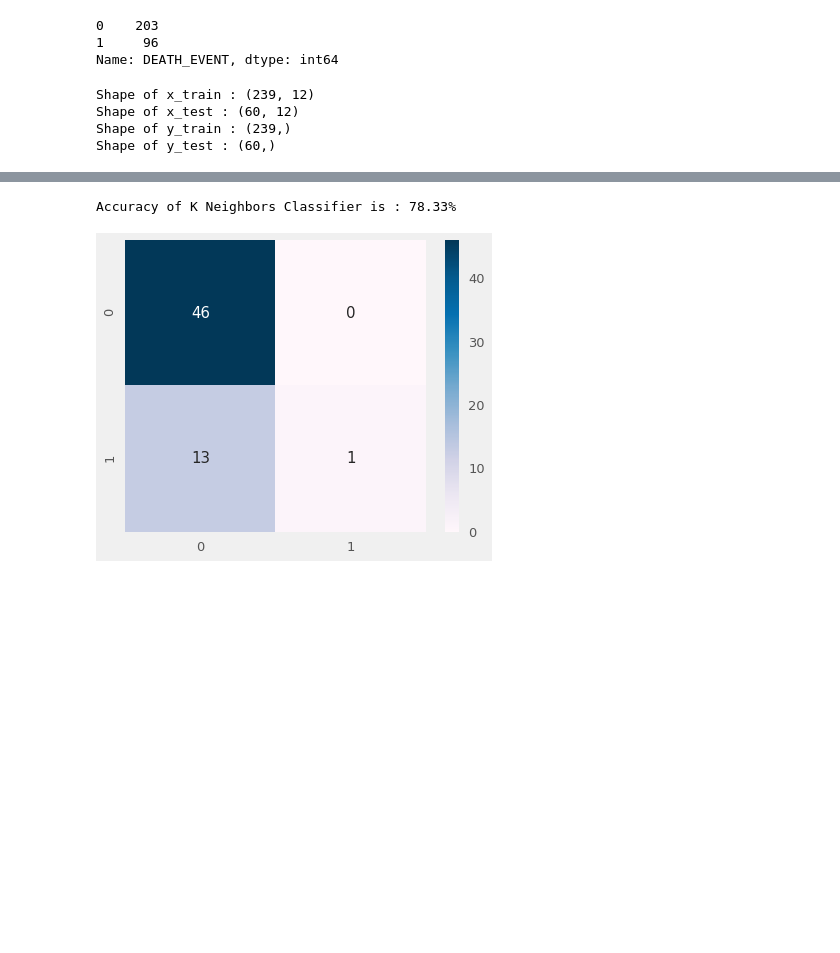
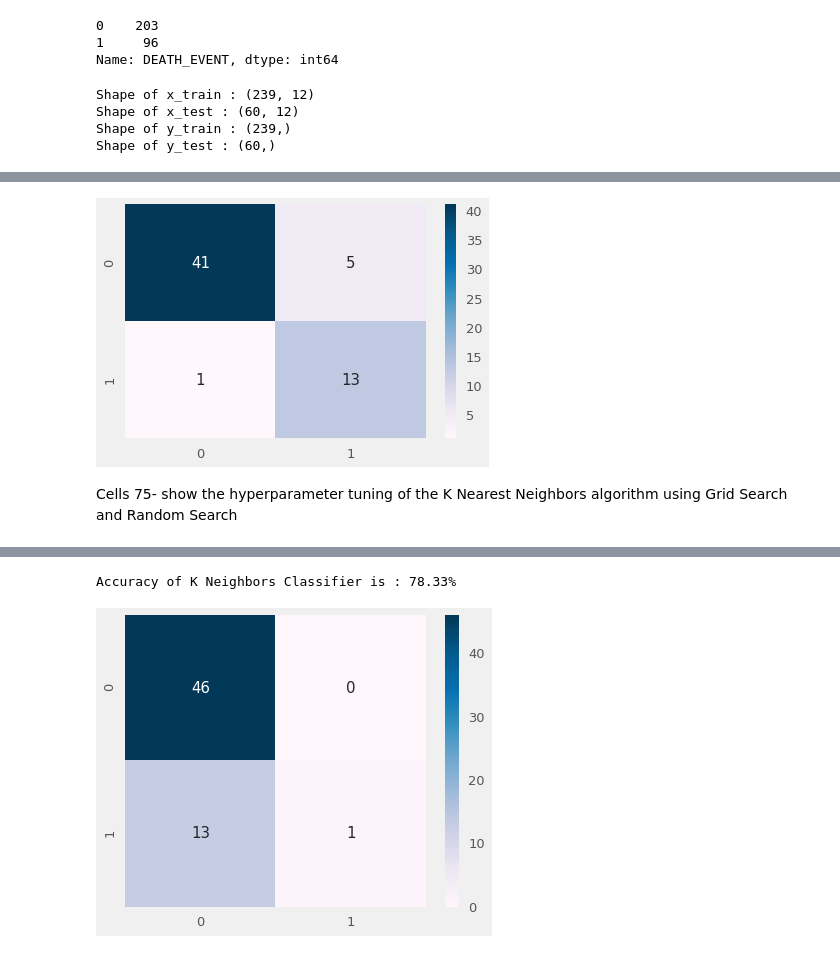
Before and after one commit to tyceaddley/Heart_Failure_Analysis, a Jupyter notebook: Heart_Failure.ipynb, the cells around one changed output, grey strips where cells are left out. Drawn from its saved outputs; the diff is of its cells as text; code cells hidden in the pictures; blank space fills up the shorter version.

```diff
--- a/Heart_Failure.ipynb
+++ b/Heart_Failure.ipynb
@@ -331,3 +443,13 @@ AUC Score : 0.9425465838509317
+# %%
+cm = confusion_matrix(y_test, y_pred_tune)
+plt.figure()
+plt.rcParams['figure.figsize'] = (6,5)
+sns.heatmap(cm, annot=True, annot_kws = {'size':15}, cmap='PuBu')
+plt.show()
+# %% [output]
+[figure, added]
+# %% [markdown]
+Cells 75- show the hyperparameter tuning of the K Nearest Neighbors algorithm using Grid Search and Random Search
 # %%
 !pip install catboost
 
```
Also changed, not shown: parts of 31 cells of this notebook.
